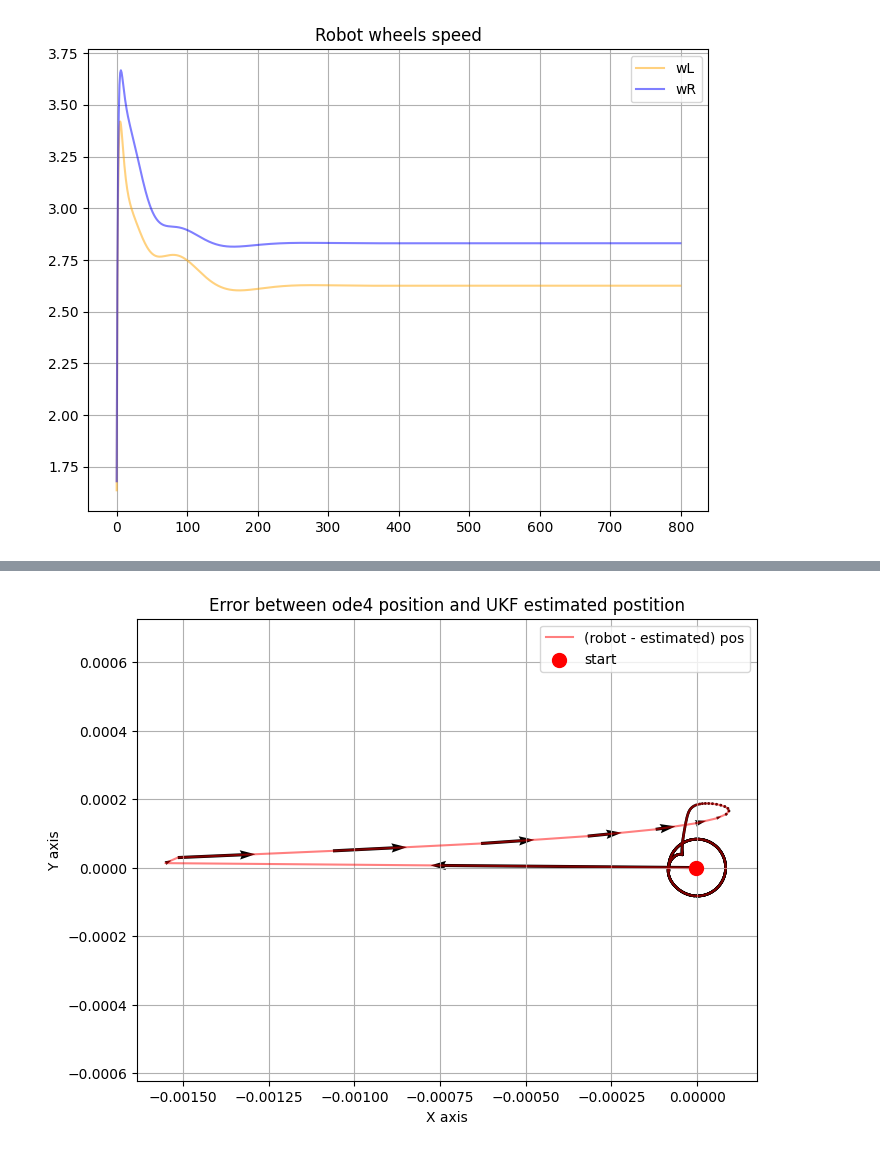
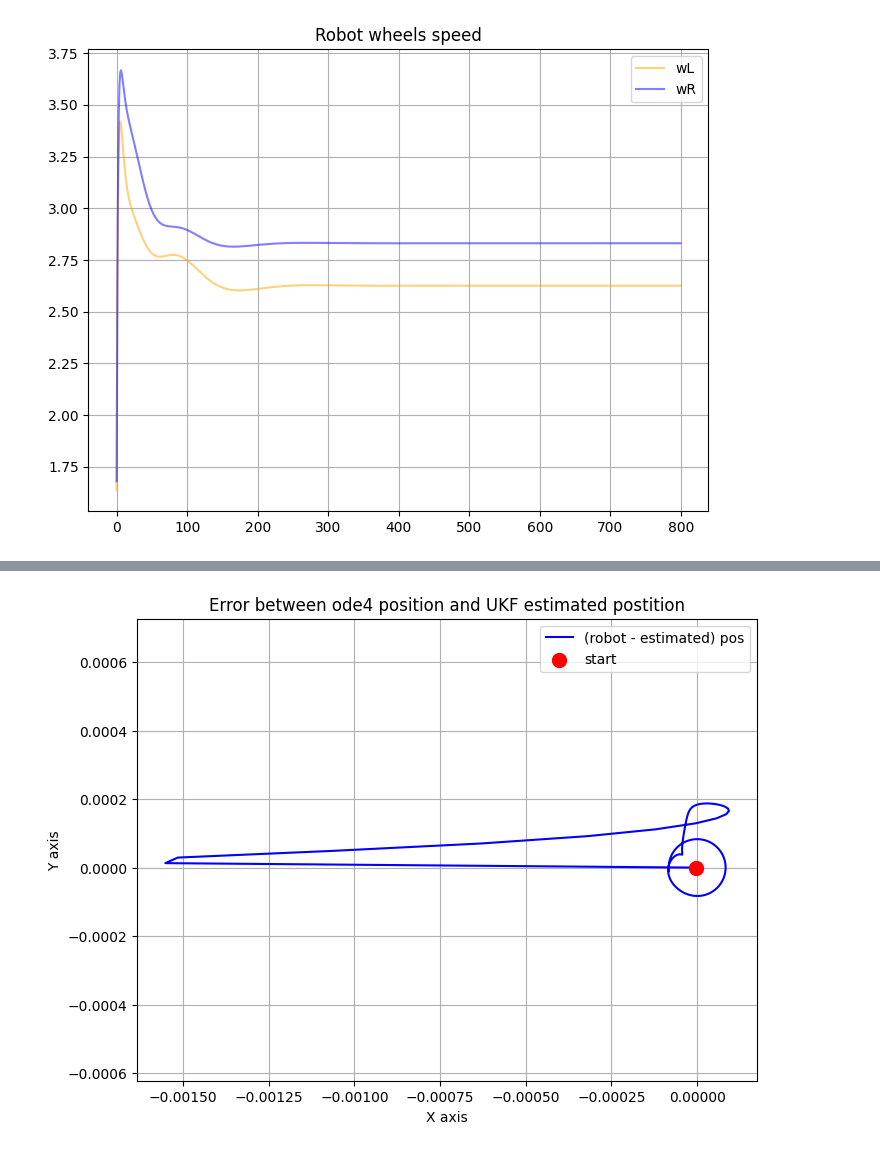
Before and after one commit to francomano/ukf_test, a Jupyter notebook: main.ipynb, the cells around one changed output, grey strips where cells are left out. Cells and saved outputs as stored; diff of their text form; code cells hidden in the pictures.

```diff
--- a/main.ipynb
+++ b/main.ipynb
@@ -228,36 +220,23 @@ plt.show()
 # %%
 # Define error between robot and estimated position
 re_error_x = x1 - x2
 re_error_y = y1 - y2
 
 # Plotting
 plt.figure(figsize=(8, 6))
-plt.plot(re_error_x, re_error_y, color='red', label='(robot - estimated) pos', alpha=0.5)
-
-# Adding arrows
-for i in range(len(x1)-1):
-    # Second line arrows
-    dx = re_error_x[i+1] - re_error_x[i] # change in x
-    dy = re_error_y[i+1] - re_error_y[i] # change in y
-    plt.quiver(re_error_x[i], re_error_y[i], dx, dy, angles='xy', scale_units='xy', scale=2, width=0.005)
-
-
+# Plot the error between robot and estimated position
+plt.plot(re_error_x, re_error_y, color='blue', label='(robot - estimated) pos')
 # Plotting the 'zero' moment or starting point
 plt.scatter(re_error_x[0], re_error_y[0], color='red', s=100, zorder=5, label='start')
-
 
 # Set labels and title
 plt.xlabel('X axis')
 plt.ylabel('Y axis')
 plt.title('Error between ode4 position and UKF estimated postition')
-
-# Fix axis scale
-plt.axis('equal')  # To keep the aspect ratio consistent
-
-
-plt.legend()  # To add a legend to differentiate the arrays
-plt.grid(True)  # Optionally, add a grid for better readability
+plt.axis('equal')
+plt.legend()
+plt.grid(True)
 plt.show()
 # %% [output]
-[figure, old version]
+[figure, new version]
 # %%
```
Also changed, not shown: parts of 4 cells of this notebook.
